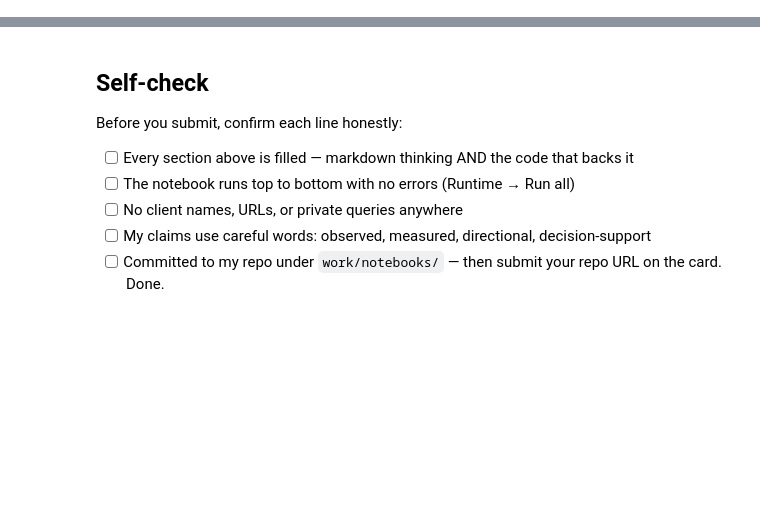
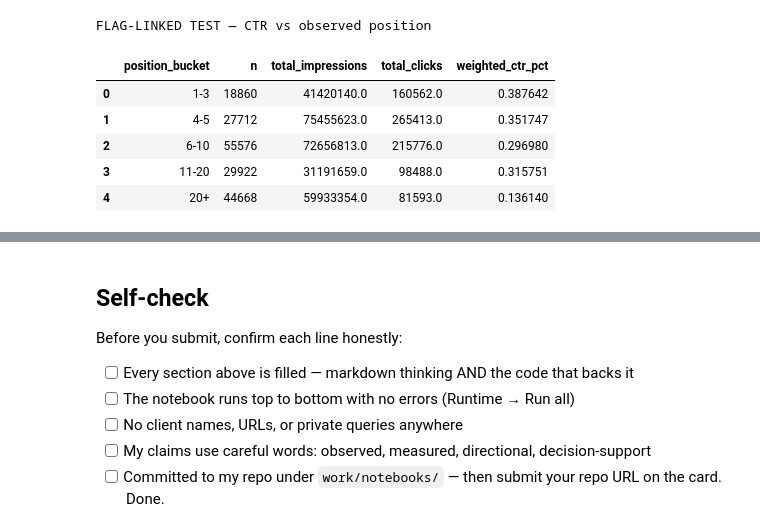
Before and after one commit to Adnan-ai98/flyrank-ml-internship, a Jupyter notebook: work/notebooks/w04_signal_audit.ipynb, the cells around one changed output, grey strips where cells are left out. Drawn from its saved outputs; the diff is of its cells as text; code cells hidden in the pictures; blank space fills up the shorter version.

```diff
--- a/work/notebooks/w04_signal_audit.ipynb
+++ b/work/notebooks/w04_signal_audit.ipynb
@@ -36,0 +476,79 @@ This skeleton is yours to fill. Work the sections **in order** — each one has
+# %%
+# ============================================================
+# FLAG-LINKED TEST — CTR VS POSITION
+# ============================================================
+
+flag_test = position_test.copy()
+
+flag_test["position_order"] = np.arange(
+    len(flag_test)
+)
+
+print("FLAG-LINKED TEST — CTR vs observed position")
+
+display(
+    flag_test[
+        [
+            "position_bucket",
+            "n",
+            "total_impressions",
+            "total_clicks",
+            "weighted_ctr_pct"
+        ]
+    ]
+)
+
+# Sample-size floor
+valid_flag_test = flag_test[
+    flag_test["n"] >= 50
+].dropna(
+    subset=["weighted_ctr"]
+).copy()
+
+assert len(valid_flag_test) >= 3
+
+flag_ctr = valid_flag_test[
+    "weighted_ctr"
+].to_numpy()
+
+# For worse positions, CTR should generally decrease.
+decreasing_or_flat = np.sum(
+    np.diff(flag_ctr) <= 0
+)
+
+increasing = np.sum(
+    np.diff(flag_ctr) > 0
+)
+
+if decreasing_or_flat >= 3:
+    flag_verdict = "CONFIRMED"
+elif increasing >= 3:
+    flag_verdict = "OPPOSITE"
+else:
+    flag_verdict = "MIXED"
+
+print("Flag-linked verdict:", flag_verdict)
+
+if flag_verdict == "CONFIRMED":
+    print(
+        "The observed bucket pattern supports the directional assumption "
+        "behind the CTR-vs-position flag."
+    )
+elif flag_verdict == "OPPOSITE":
+    print(
+        "The observed bucket pattern contradicts the assumed CTR-vs-position "
+        "relationship; this signal should not be trusted as a rule."
+    )
+else:
+    print(
+        "The observed relationship is mixed; the flag should be treated as "
+        "decision-support rather than a strong standalone rule."
+    )
+# %% [output]
+FLAG-LINKED TEST — CTR vs observed position
+|  | position_bucket | n | total_impressions | total_clicks | weighted_ctr_pct |
+| 0 | 1-3 | 18860 | 41420140.0 | 160562.0 | 0.387642 |
+| 1 | 4-5 | 27712 | 75455623.0 | 265413.0 | 0.351747 |
+| 2 | 6-10 | 55576 | 72656813.0 | 215776.0 | 0.296980 |
+| 3 | 11-20 | 29922 | 31191659.0 | 98488.0 | 0.315751 |
+| 4 | 20+ | 44668 | 59933354.0 | 81593.0 | 0.136140 |
```
Also changed, not shown: parts of 20 cells of this notebook.
